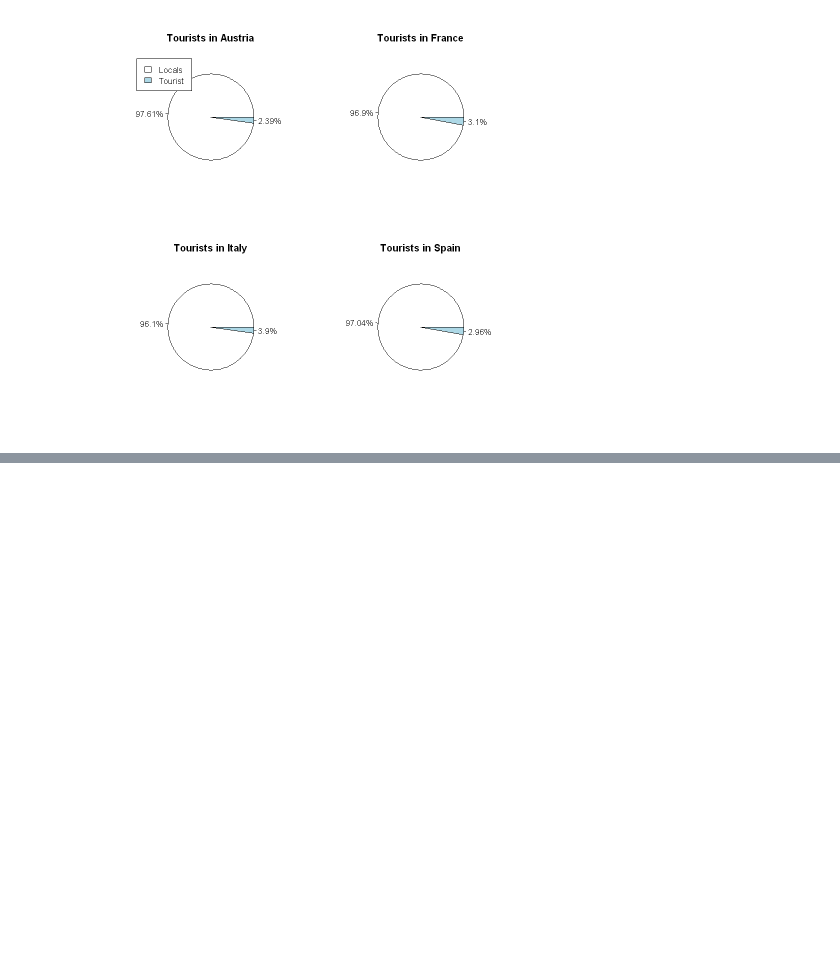
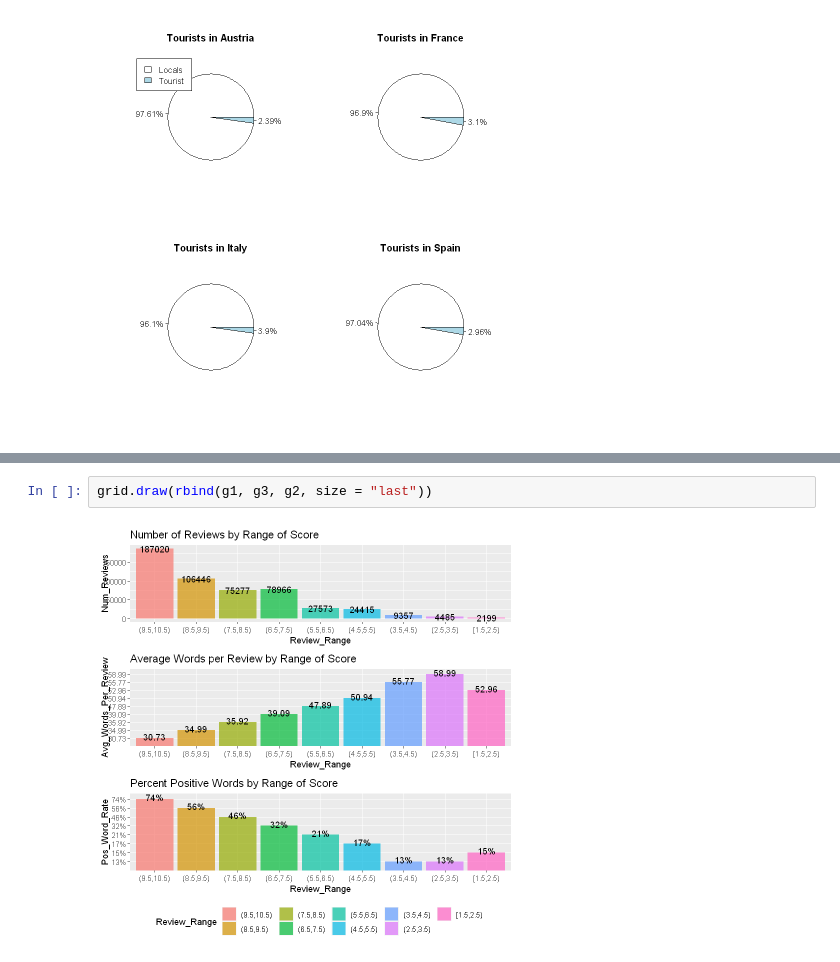
Before and after one commit to NadineAzebaze/Kaggle_project, a Jupyter notebook: projet.ipynb, the cells around one changed output, grey strips where cells are left out. Drawn from its saved outputs; the diff is of its cells as text; blank space fills up the shorter version.

```diff
--- a/projet.ipynb
+++ b/projet.ipynb
@@ -365,0 +517,4 @@ pie(spTable, paste0(round(100 * spTable/sum(spTable), 2), "%"),main="Tourists in
+# %%
+grid.draw(rbind(g1, g3, g2, size = "last"))
+# %% [output]
+[figure, added]
```
Also changed, not shown: parts of 23 cells of this notebook.
